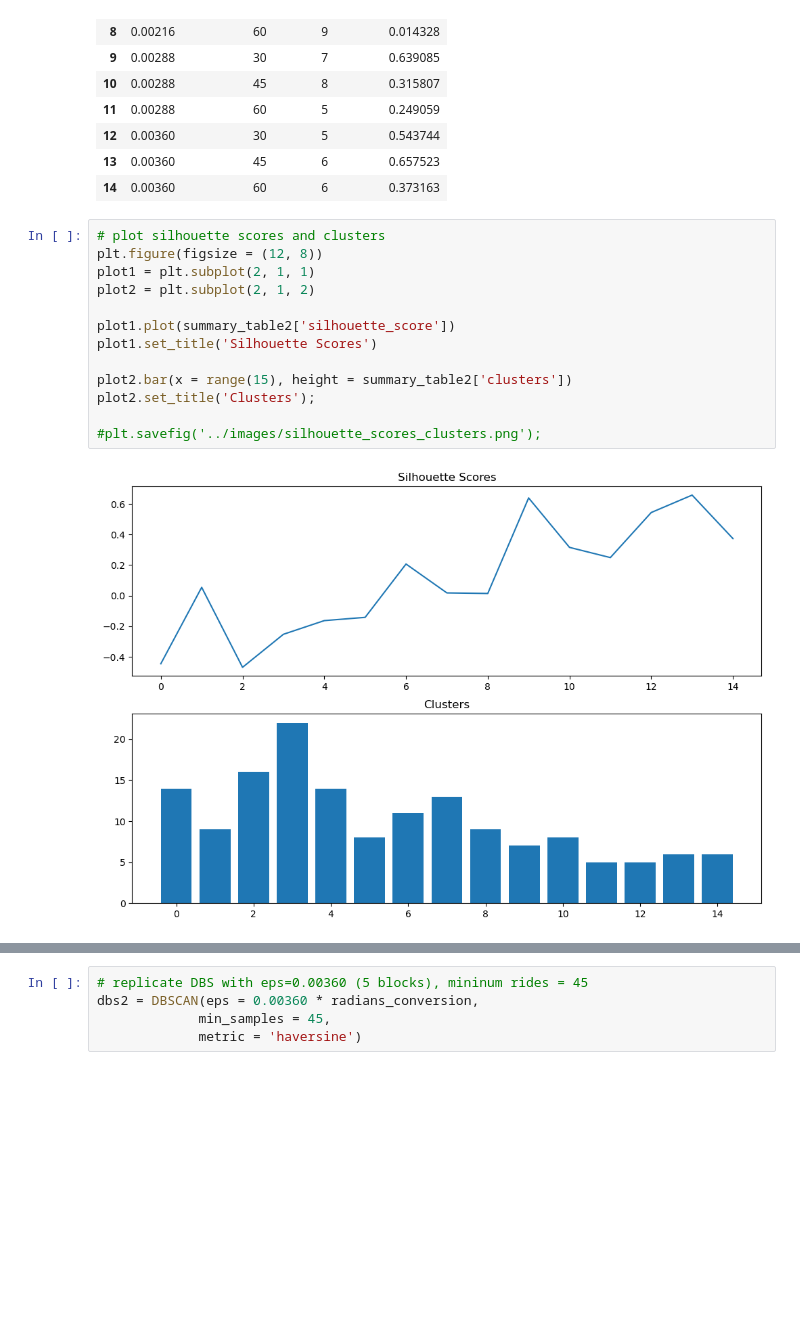
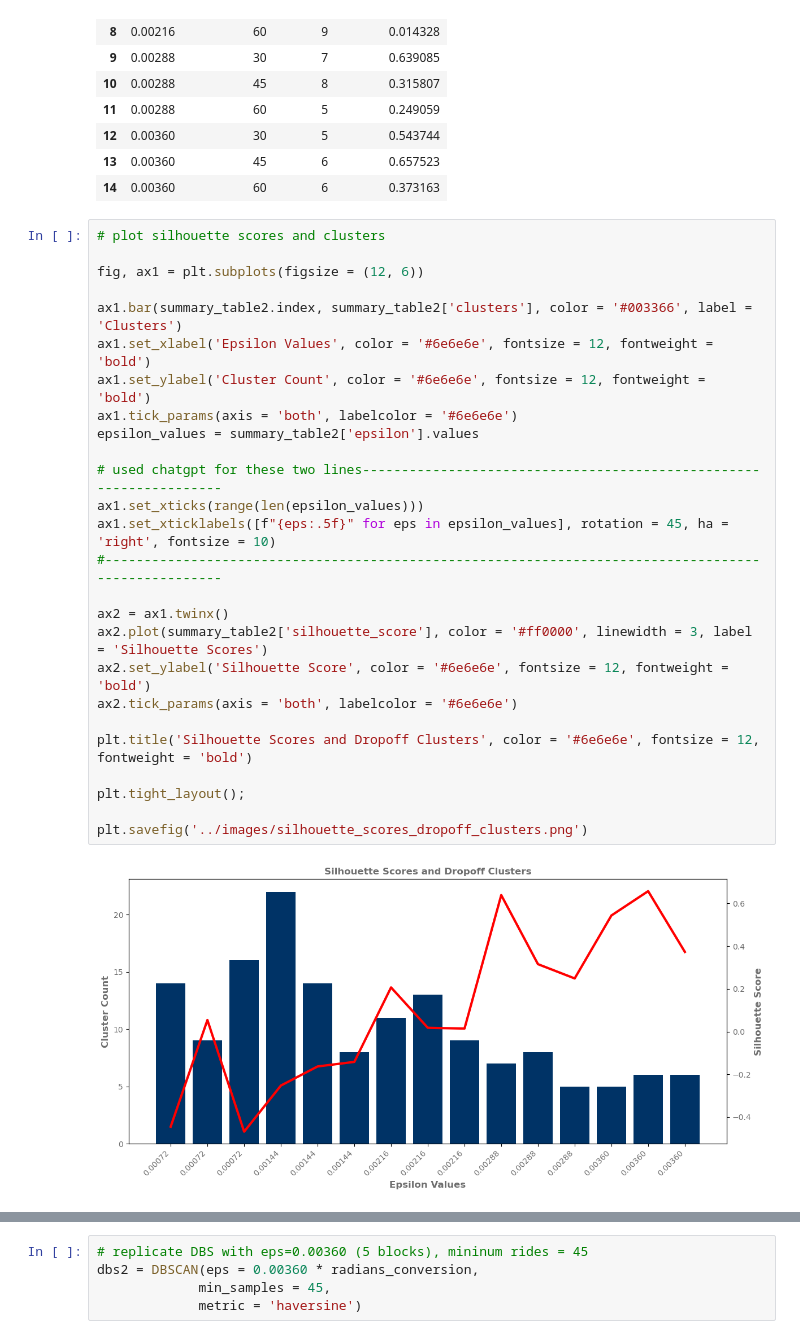
Before and after one commit to luis-ulloa/Ride_BigApple, a Jupyter notebook: code/03_Pre-Processing_and_Modeling.ipynb, the cells around one changed output, grey strips where cells are left out. Saved outputs shown, nothing was run; the diff lists cells and outputs as text; blank space fills up the shorter version.

```diff
--- a/code/03_Pre-Processing_and_Modeling.ipynb
+++ b/code/03_Pre-Processing_and_Modeling.ipynb
@@ -417,16 +471,29 @@ summary_table2
 | 14 | 0.00360 | 60 | 6 | 0.373163 |
 # %%
 # plot silhouette scores and clusters
-plt.figure(figsize = (12, 8))
-plot1 = plt.subplot(2, 1, 1)
-plot2 = plt.subplot(2, 1, 2)
 
-plot1.plot(summary_table2['silhouette_score'])
-plot1.set_title('Silhouette Scores')
+fig, ax1 = plt.subplots(figsize = (12, 6))
 
-plot2.bar(x = range(15), height = summary_table2['clusters'])
-plot2.set_title('Clusters');
+ax1.bar(summary_table2.index, summary_table2['clusters'], color = '#003366', label = 'Clusters')
+ax1.set_xlabel('Epsilon Values', color = '#6e6e6e', fontsize = 12, fontweight = 'bold')
+ax1.set_ylabel('Cluster Count', color = '#6e6e6e', fontsize = 12, fontweight = 'bold')
+ax1.tick_params(axis = 'both', labelcolor = '#6e6e6e')
+epsilon_values = summary_table2['epsilon'].values
 
-#plt.savefig('../images/silhouette_scores_clusters.png');
+# used chatgpt for these two lines-------------------------------------------------------------------
+ax1.set_xticks(range(len(epsilon_values)))
+ax1.set_xticklabels([f"{eps:.5f}" for eps in epsilon_values], rotation = 45, ha = 'right', fontsize = 10)
+#----------------------------------------------------------------------------------------------------
+
+ax2 = ax1.twinx()
+ax2.plot(summary_table2['silhouette_score'], color = '#ff0000', linewidth = 3, label = 'Silhouette Scores')
+ax2.set_ylabel('Silhouette Score', color = '#6e6e6e', fontsize = 12, fontweight = 'bold')
+ax2.tick_params(axis = 'both', labelcolor = '#6e6e6e')
+
+plt.title('Silhouette Scores and Dropoff Clusters', color = '#6e6e6e', fontsize = 12, fontweight = 'bold')
+
+plt.tight_layout();
+
+plt.savefig('../images/silhouette_scores_dropoff_clusters.png')
 # %% [output]
-[figure, old version]
+[figure, new version]
```
Also changed, not shown: parts of 200 cells of this notebook.
